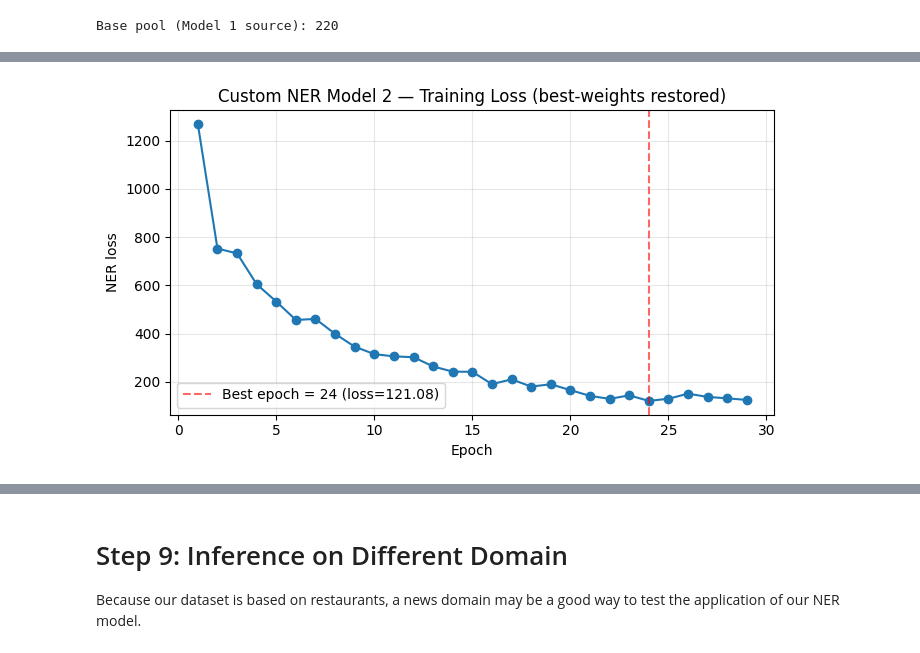
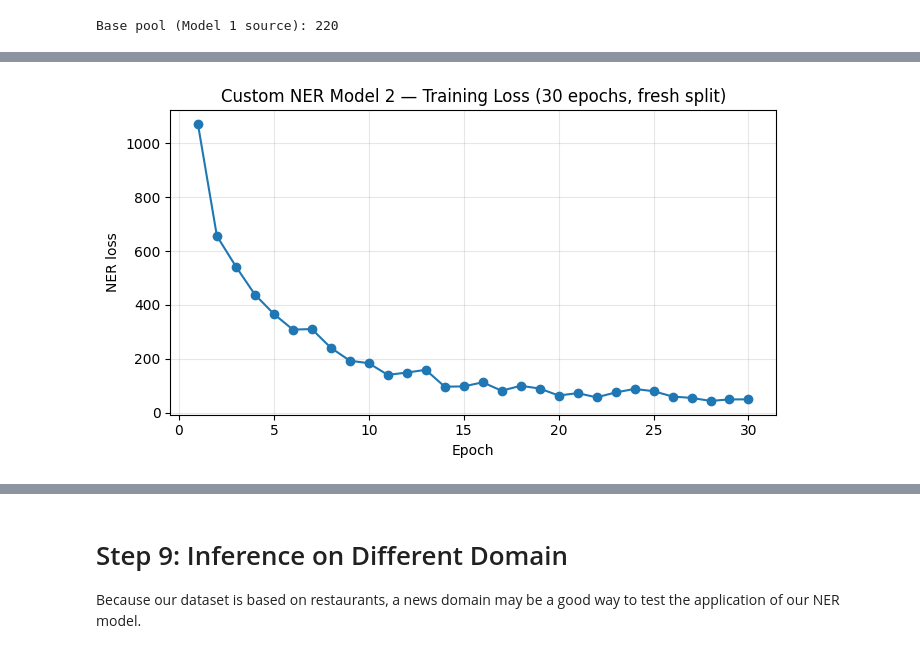
Before and after one commit to ysasson-portfolio/text-analytics-a4-Sasson-Acosta, a Jupyter notebook: notebooks/custom_ner_models.ipynb, the cells around one changed output, grey strips where cells are left out. Saved outputs shown, nothing was run; the diff lists cells and outputs as text; code cells hidden in the pictures.

```diff
--- a/notebooks/custom_ner_models.ipynb
+++ b/notebooks/custom_ner_models.ipynb
@@ -658,55 +738,7 @@ Model 2 pipe: ['ner'] | labels: ('Amenity', 'Cuisine', 'Dish', 'Hours', 'Locatio
 # %%
-optimizer = nlp2.initialize(
-    lambda: [Example(nlp2.make_doc(d.text), d) for d in train_docs_m2]
-)
-
-# --- Best-weights / early-stopping config ---
-PATIENCE       = 5          # stop if no improvement for N epochs
-MIN_EPOCHS     = 20         # don't early-stop before this
-best_loss      = float("inf")
-best_epoch     = -1
-best_bytes     = None       # snapshot of best model weights
-no_improve     = 0
-
-loss_history_m2 = []
-
-for epoch in range(HPARAMS_M2["n_epochs"]):
-    random.shuffle(train_docs_m2)
-    losses = {}
-    batches = minibatch(
-        train_docs_m2,
-        size=compounding(HPARAMS_M2["batch_start"],
-                         HPARAMS_M2["batch_stop"],
-                         HPARAMS_M2["batch_compound"]),
-    )
-    for batch in batches:
-        examples = [Example(nlp2.make_doc(d.text), d) for d in batch]
-        nlp2.update(examples, drop=HPARAMS_M2["dropout"], losses=losses, sgd=optimizer)
-
-    ep_loss = losses.get("ner", 0.0)
-    loss_history_m2.append(ep_loss)
-
-    improved = ep_loss < best_loss
-    if improved:
-        best_loss  = ep_loss
-        best_epoch = epoch + 1
-        best_bytes = nlp2.to_bytes()   # snapshot best weights
-        no_improve = 0
-    else:
-        no_improve += 1
-
-    flag = " *" if improved else ""
-    print(f"Epoch {epoch+1:02d} | NER loss: {ep_loss:.3f}{flag}")
-
-    if epoch + 1 >= MIN_EPOCHS and no_improve >= PATIENCE:
-        print(f"\nEarly stopping at epoch {epoch+1} "
-              f"(no improvement for {PATIENCE} epochs).")
-        break
-
-# Restore best weights before evaluation
-if best_bytes is not None:
-    nlp2.from_bytes(best_bytes)
-
-print(f"\nBest epoch: {best_epoch} | Best NER loss: {best_loss:.3f}")
-print(f"Total epochs run: {len(loss_history_m2)}")
+plt.figure(figsize=(7,4))
+plt.plot(range(1, len(loss_history_m2)+1), loss_history_m2, marker="o")
+plt.xlabel("Epoch"); plt.ylabel("NER loss")
+plt.title("Custom NER Model 2 — Training Loss (30 epochs, fresh split)")
+plt.grid(True, alpha=0.3); plt.tight_layout(); plt.show()
 # %% [output]
@@ -730,13 +745,4 @@ Total epochs run: 39
+[figure, added]
-# %%
-plt.figure(figsize=(7,4))
-plt.plot(range(1, len(loss_history_m2)+1), loss_history_m2, marker="o")
-plt.axvline(best_epoch, color="red", linestyle="--", alpha=0.6,
-            label=f"Best epoch = {best_epoch} (loss={best_loss:.2f})")
-plt.xlabel("Epoch"); plt.ylabel("NER loss")
-plt.title(f"Custom NER Model 2 — Training Loss (best-weights restored)")
-plt.legend(); plt.grid(True, alpha=0.3); plt.tight_layout(); plt.show()
-# %% [output]
-[figure, removed]
 # %%
 def doc_to_iob(doc):
     tags = ["O"] * len(doc)
```
Also changed, not shown: parts of 16 cells of this notebook.
